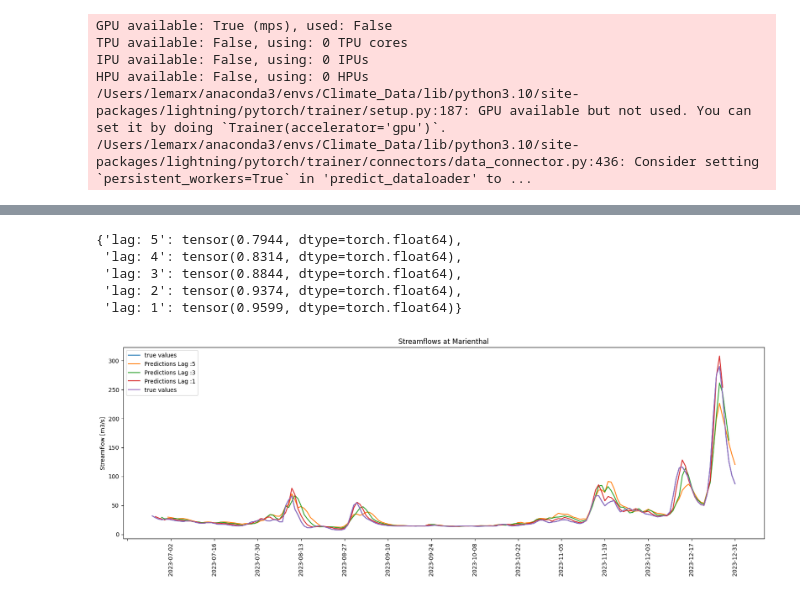
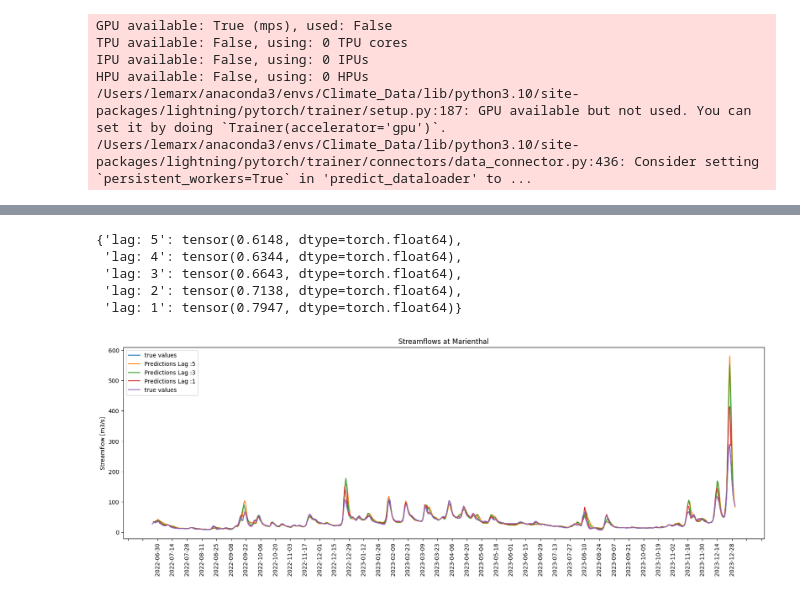
Before and after one commit to henrifnk/Seminar_ClimateNStatistics, a Jupyter notebook: work/07-hydroLSTM/notebooks/LSTM_Streamflow.ipynb, the cells around one changed output, grey strips where cells are left out. Cells and saved outputs as stored; diff of their text form; code cells hidden in the pictures.

Commit message:
got rid of not needed data leackage adjustment in validation and test set

```diff
--- a/work/07-hydroLSTM/notebooks/LSTM_Streamflow.ipynb
+++ b/work/07-hydroLSTM/notebooks/LSTM_Streamflow.ipynb
@@ -100,7 +100,7 @@ training = TimeSeriesDataSet(
     time_varying_known_reals=data.columns[20:-2].values.tolist()#data.columns[20:-1].values.tolist(),
 )
 
-validation = TimeSeriesDataSet.from_dataset(training,data.iloc[training_cutoff: val_cutoff],min_prediction_idx=training_cutoff+365,stop_randomization=True)
+validation = TimeSeriesDataSet.from_dataset(training,data.iloc[training_cutoff: val_cutoff],min_prediction_idx=training_cutoff,stop_randomization=True)
 
 train_dataloader = training.to_dataloader(train=True, batch_size=128, num_workers=2)
 val_dataloader = validation.to_dataloader(train=False, batch_size=32, num_workers=2)
@@ -306,4 +305,4 @@ trainer.fit(
 # %%
 best_model_path = trainer.checkpoint_callback.best_model_path
 #os.path.join(,'lightning_logs','version_9','checkpoints','epoch=9-step=680.ckpt')
-best_lstm = LSTMModel.load_from_checkpoint(os.path.join(best_model_path,'lightning_logs','version_6','checkpoints','epoch=73-step=1258.ckpt'))#os.path.join(best_model_path,'lightning_logs','version_24','checkpoints','epoch=19-step=680.ckpt'))
+best_lstm = LSTMModel.load_from_checkpoint(best_model_path)#os.path.join(best_model_path,'lightning_logs','version_24','checkpoints','epoch=19-step=680.ckpt'))
@@ -310,5 +312,5 @@ best_lstm = LSTMModel.load_from_checkpoint(os.path.join(best_model_path,'lightni
 # %%
-test = TimeSeriesDataSet.from_dataset(training,data.iloc[val_cutoff:],min_prediction_idx = val_cutoff+365,stop_randomization=True)
-test_dataloader = test.to_dataloader(train=False, batch_size=2, num_workers=2)
+test = TimeSeriesDataSet.from_dataset(training,data,min_prediction_idx = val_cutoff,stop_randomization=True)
+test_dataloader = test.to_dataloader(train=False, batch_size=5, num_workers=2)
 len(test)
 # %% [output]
@@ -333,51 +370,51 @@ def kge(inputs,targets):
 results = {}
 for i in range(predictions.output.size(1)):
     if i == 0:
-        results[f"lag: {max_pred_len - i }"] = kge(torch.tensor(stream['15207507_smooth'].iloc[-184 :].values),predictions.output[:,max_pred_len-i-1])
+        results[f"lag: {max_pred_len - i }"] = kge(torch.tensor(stream['15207507_smooth'].iloc[val_cutoff+4 :].values),predictions.output[:,max_pred_len-i-1])
         continue
-    results[f"lag: {max_pred_len - i}"] = kge(torch.tensor(stream['15207507_smooth'].iloc[-184 - i:-i].values),predictions.output[:,max_pred_len-i-1])
+    results[f"lag: {max_pred_len - i}"] = kge(torch.tensor(stream['15207507_smooth'].iloc[val_cutoff+4 - i:-i].values),predictions.output[:,max_pred_len-i-1])
 
 results
 # %% [output]
-{'lag: 5': tensor(0.7944, dtype=torch.float64),
- 'lag: 4': tensor(0.8314, dtype=torch.float64),
- 'lag: 3': tensor(0.8844, dtype=torch.float64),
- 'lag: 2': tensor(0.9374, dtype=torch.float64),
- 'lag: 1': tensor(0.9599, dtype=torch.float64)}
+{'lag: 5': tensor(0.6148, dtype=torch.float64),
+ 'lag: 4': tensor(0.6344, dtype=torch.float64),
+ 'lag: 3': tensor(0.6643, dtype=torch.float64),
+ 'lag: 2': tensor(0.7138, dtype=torch.float64),
+ 'lag: 1': tensor(0.7947, dtype=torch.float64)}
 # %%
 import matplotlib.dates as mdates
 
 
 stream_plot = stream.set_index('Datum')
 predictions_np = predictions.output[:,max_pred_len-1].numpy()#[:,max_pred_len-1]
 # true_values_np = predictions.y[0].view(-1, 1).squeeze().numpy()
 
 # Plotting
 
 plt.figure(figsize=(20, 6))
 
 
-plt.plot(stream_plot.index[-184 - max_pred_len:],stream_plot['15207507_smooth'].iloc[-184 - max_pred_len:].values,  label = 'true values')
+plt.plot(stream_plot.index[-550 - max_pred_len:],stream_plot['15207507_smooth'].iloc[-550 - max_pred_len:].values,  label = 'true values')
 
-for i in range(0,max_pred_len,2):
+for i in range(0,5,2):
     predictions_np = predictions.output[:,max_pred_len-i-1].numpy()
     if i == 0:
-        plt.plot(stream_plot.index[-184:],predictions_np, label=f"Predictions Lag :{max_pred_len-i}")
+        plt.plot(stream_plot.index[-550:],predictions_np, label=f"Predictions Lag :{max_pred_len-i}")
         continue
-    plt.plot(stream_plot.index[-184-i:-i],predictions_np, label=f"Predictions Lag :{max_pred_len-i}")
+    plt.plot(stream_plot.index[-550-i:-i],predictions_np, label=f"Predictions Lag :{max_pred_len-i}")
 
-plt.plot(stream_plot.index[-184 - max_pred_len:],stream_plot['15207507_smooth'].iloc[-184 - max_pred_len:].values,  label = 'true values')
+plt.plot(stream_plot.index[-550 - max_pred_len:],stream_plot['15207507_smooth'].iloc[-550 - max_pred_len:].values,  label = 'true values')
 
 # plt.plot(stream_plot.index[-184:],predictions_np, label=f"Predictions Lag :{max_pred_len-1}")
 # predictions_np = predictions.output[:,max_pred_len-5].numpy()
 # plt.plot(stream_plot.index[-184-4:-4],predictions_np, label=f"Predictions Lag :{max_pred_len-4}")
 
 plt.ylabel('Streamflow [m3/s]')
 plt.title('Streamflows at Marienthal')
 
 plt.gca().xaxis.set_major_locator(mdates.DayLocator(interval=14))
 plt.legend()
 plt.xticks(rotation=90)
 plt.show()
 # %% [output]
-[figure, old version]
+[figure, new version]
```
Also changed, not shown: parts of 6 cells of this notebook.
